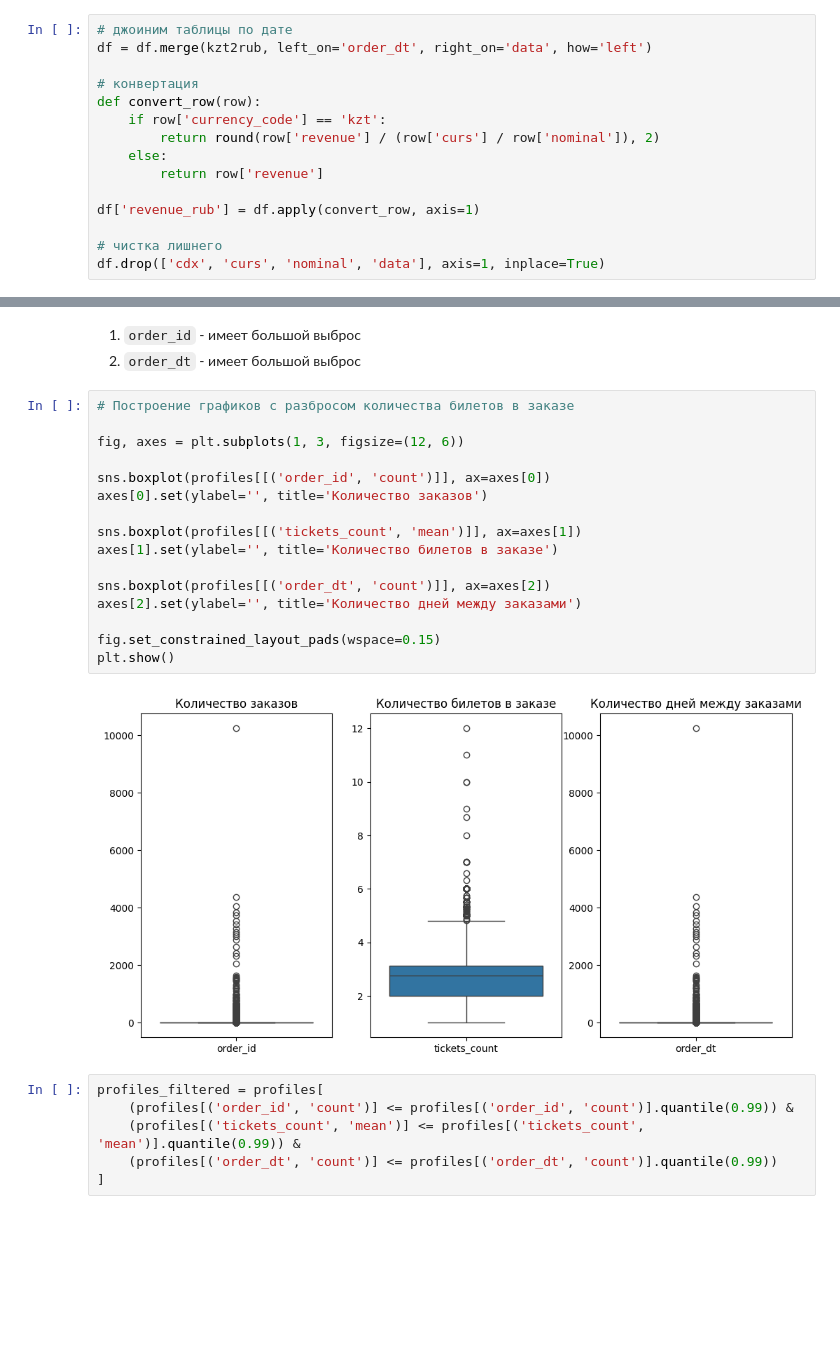
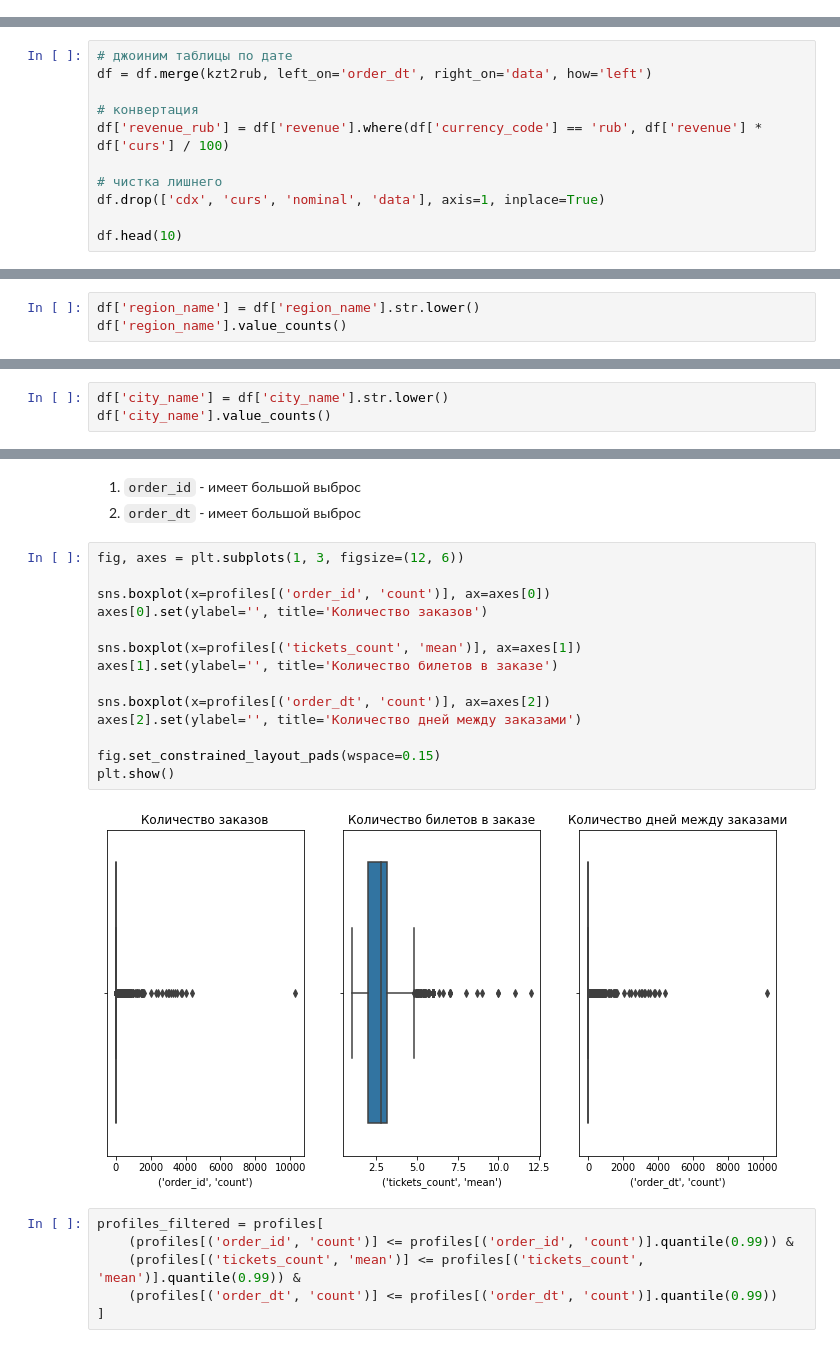
Before and after one commit to VasilevaAnie/project1, a Jupyter notebook: Проект_1.ipynb, the cells around one changed output, grey strips where cells are left out. Saved outputs shown, nothing was run; the diff lists cells and outputs as text; blank space fills up the shorter version.

```diff
--- a/Проект_1.ipynb
+++ b/Проект_1.ipynb
@@ -245,18 +245,3 @@ Data columns (total 4 columns):
 dtypes: float64(1), int64(1), object(2)
 memory usage: 11.3+ KB
 None
-# %%
-# джоиним таблицы по дате
-df = df.merge(kzt2rub, left_on='order_dt', right_on='data', how='left')
-
-# конвертация
-def convert_row(row):
-    if row['currency_code'] == 'kzt':
-        return round(row['revenue'] / (row['curs'] / row['nominal']), 2)
-    else:
-        return row['revenue']
-
-df['revenue_rub'] = df.apply(convert_row, axis=1)
-
-# чистка лишнего
-df.drop(['cdx', 'curs', 'nominal', 'data'], axis=1, inplace=True)
@@ -262,0 +260,11 @@ df.drop(['cdx', 'curs', 'nominal', 'data'], axis=1, inplace=True)
+# %%
+# джоиним таблицы по дате
+df = df.merge(kzt2rub, left_on='order_dt', right_on='data', how='left')
+
+# конвертация
+df['revenue_rub'] = df['revenue'].where(df['currency_code'] == 'rub', df['revenue'] * df['curs'] / 100)
+
+# чистка лишнего
+df.drop(['cdx', 'curs', 'nominal', 'data'], axis=1, inplace=True)
+
+df.head(10)
@@ -395,0 +432,3 @@ dtype: int64
+# %%
+df['region_name'] = df['region_name'].str.lower()
+df['region_name'].value_counts()
@@ -413,0 +467,3 @@ dtype: int64
+# %%
+df['city_name'] = df['city_name'].str.lower()
+df['city_name'].value_counts()
@@ -752,23 +889,21 @@ profiles[[('order_id', 'count'), ('tickets_count', 'mean'), ('order_dt', 'count'
 1. ``order_id`` - имеет большой выброс
 2. ``order_dt`` - имеет большой выброс
 # %%
-# Построение графиков с разбросом количества билетов в заказе
-
 fig, axes = plt.subplots(1, 3, figsize=(12, 6))
 
-sns.boxplot(profiles[[('order_id', 'count')]], ax=axes[0])
+sns.boxplot(x=profiles[('order_id', 'count')], ax=axes[0])
 axes[0].set(ylabel='', title='Количество заказов')
 
-sns.boxplot(profiles[[('tickets_count', 'mean')]], ax=axes[1])
+sns.boxplot(x=profiles[('tickets_count', 'mean')], ax=axes[1])
 axes[1].set(ylabel='', title='Количество билетов в заказе')
 
-sns.boxplot(profiles[[('order_dt', 'count')]], ax=axes[2])
+sns.boxplot(x=profiles[('order_dt', 'count')], ax=axes[2])
 axes[2].set(ylabel='', title='Количество дней между заказами')
 
 fig.set_constrained_layout_pads(wspace=0.15)
 plt.show()
 # %% [output]
-[figure, old version]
+[figure, new version]
 # %%
 profiles_filtered = profiles[
     (profiles[('order_id', 'count')] <= profiles[('order_id', 'count')].quantile(0.99)) &
```
Also changed, not shown: parts of 91 cells of this notebook.
